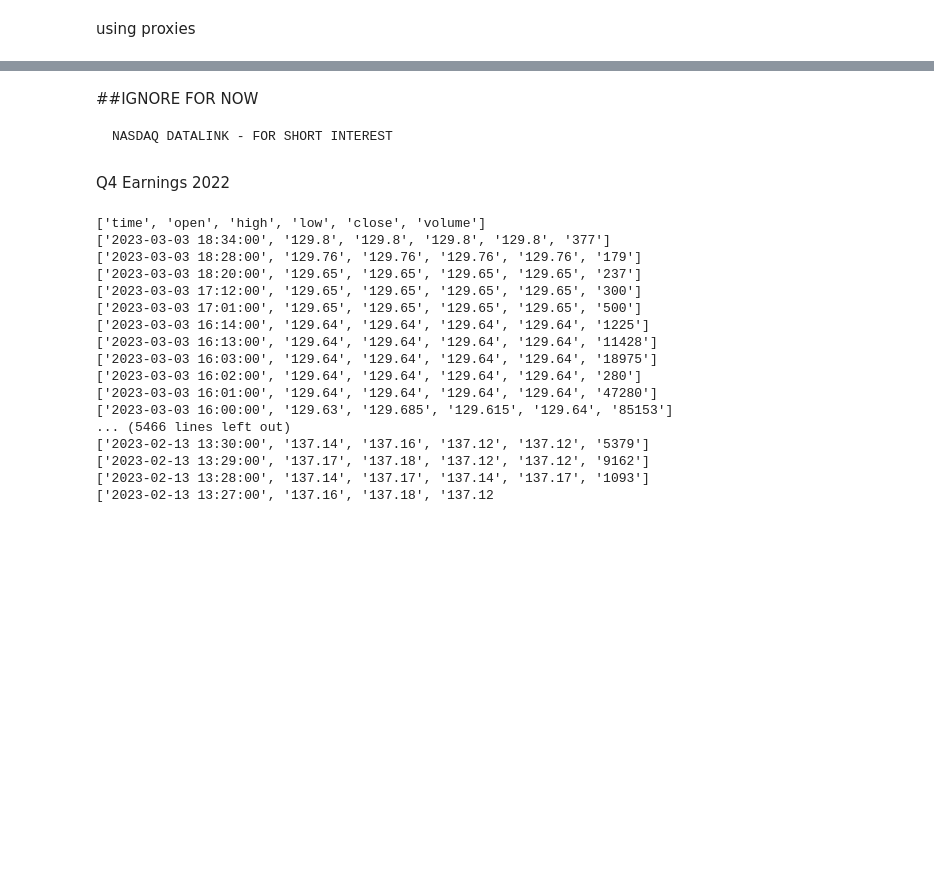
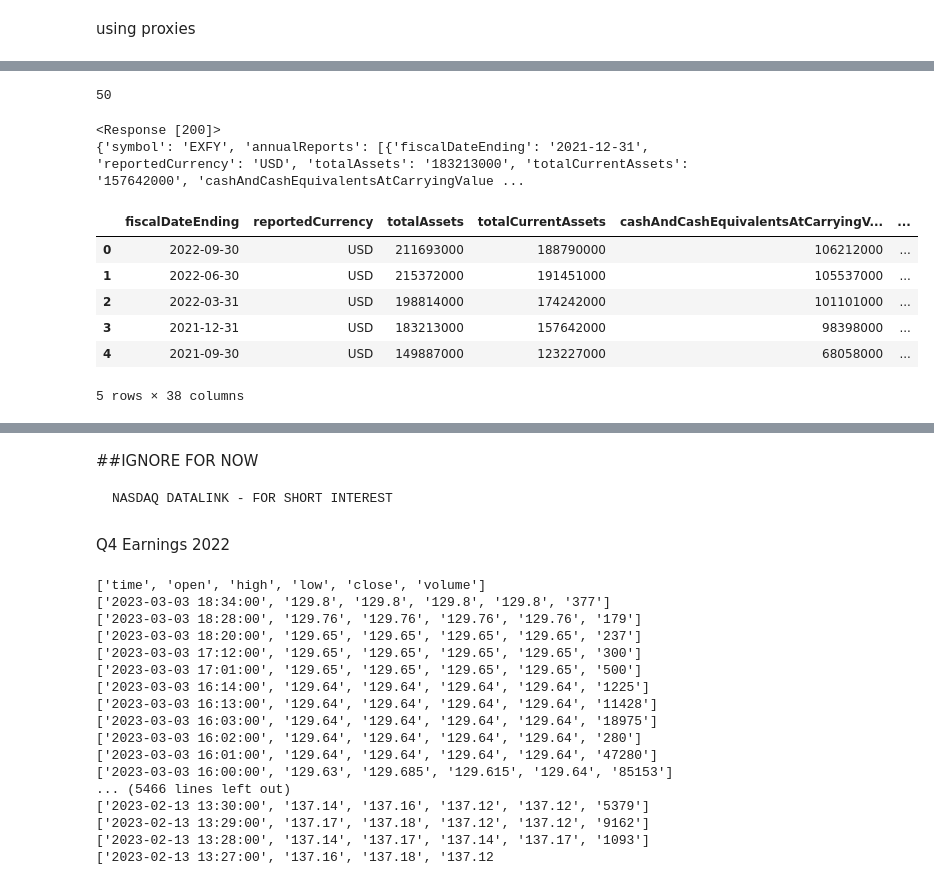
Before and after one commit to yashalgo/code, a Jupyter notebook: ep/src/EP_YASH.ipynb, the cells around one changed output, grey strips where cells are left out. Cells and saved outputs as stored; diff of their text form; code cells hidden in the pictures; blank space fills up the shorter version.

```diff
--- a/ep/src/EP_YASH.ipynb
+++ b/ep/src/EP_YASH.ipynb
@@ -20,14 +22,20 @@ def av_api(func, api_key, symbol):
     symbol = symbol.strip().upper()
 
     url = f"{BASE_URL}function={func}&symbol={symbol}&apikey={api_key}"
-
     response = requests.get(url)
     if func == 'EARNINGS':
-        return pd.DataFrame(response.json()['quarterlyEarnings'])
+        try:
+            output = pd.DataFrame(response.json()['quarterlyEarnings'])
+        except:
+            print(response.json())
+            output = None
     elif func == 'BALANCE_SHEET':
+        print(response)
+        print(response.json())
         return pd.DataFrame(response.json()['quarterlyReports'])
     elif func == 'INCOME_STATEMENT':
         return pd.DataFrame(response.json()['quarterlyReports'])
+    return output
 # %%
 def get_av_data(symbol):
     #For reported Earnings & Analyst Estimated EPS, totalRevenue, commonStockSharesOutstanding
@@ -41,3 +83,7 @@ def get_av_data(symbol):
+# %%
+success
+# %% [output]
+50
 # %%
 def get_ex_dates(symbol):
     symbol = 'META'
@@ -48,7 +94,15 @@ def get_ex_dates(symbol):
     df = df[['date','title']]
     df.rename(columns={'date': 'Ex-Date'}, inplace=True)
     return df
-# %%
-symbol = 'META'
-df1 = get_av_data(symbol)
-df2 = get_ex_dates(symbol)
+# %%
+av_api('BALANCE_SHEET', av_api, symbol)
+# %% [output]
+<Response [200]>
+{'symbol': 'EXFY', 'annualReports': [{'fiscalDateEnding': '2021-12-31', 'reportedCurrency': 'USD', 'totalAssets': '183213000', 'totalCurrentAssets': '157642000', 'cashAndCashEquivalentsAtCarryingValue ...
+|  | fiscalDateEnding | reportedCurrency | totalAssets | totalCurrentAssets | cashAndCashEquivalentsAtCarryingV... | ... |
+| 0 | 2022-09-30 | USD | 211693000 | 188790000 | 106212000 | ... |
+| 1 | 2022-06-30 | USD | 215372000 | 191451000 | 105537000 | ... |
+| 2 | 2022-03-31 | USD | 198814000 | 174242000 | 101101000 | ... |
+| 3 | 2021-12-31 | USD | 183213000 | 157642000 | 98398000 | ... |
+| 4 | 2021-09-30 | USD | 149887000 | 123227000 | 68058000 | ... |
+5 rows × 38 columns
```
Also changed, not shown: parts of 9 cells of this notebook, 4 other files.
